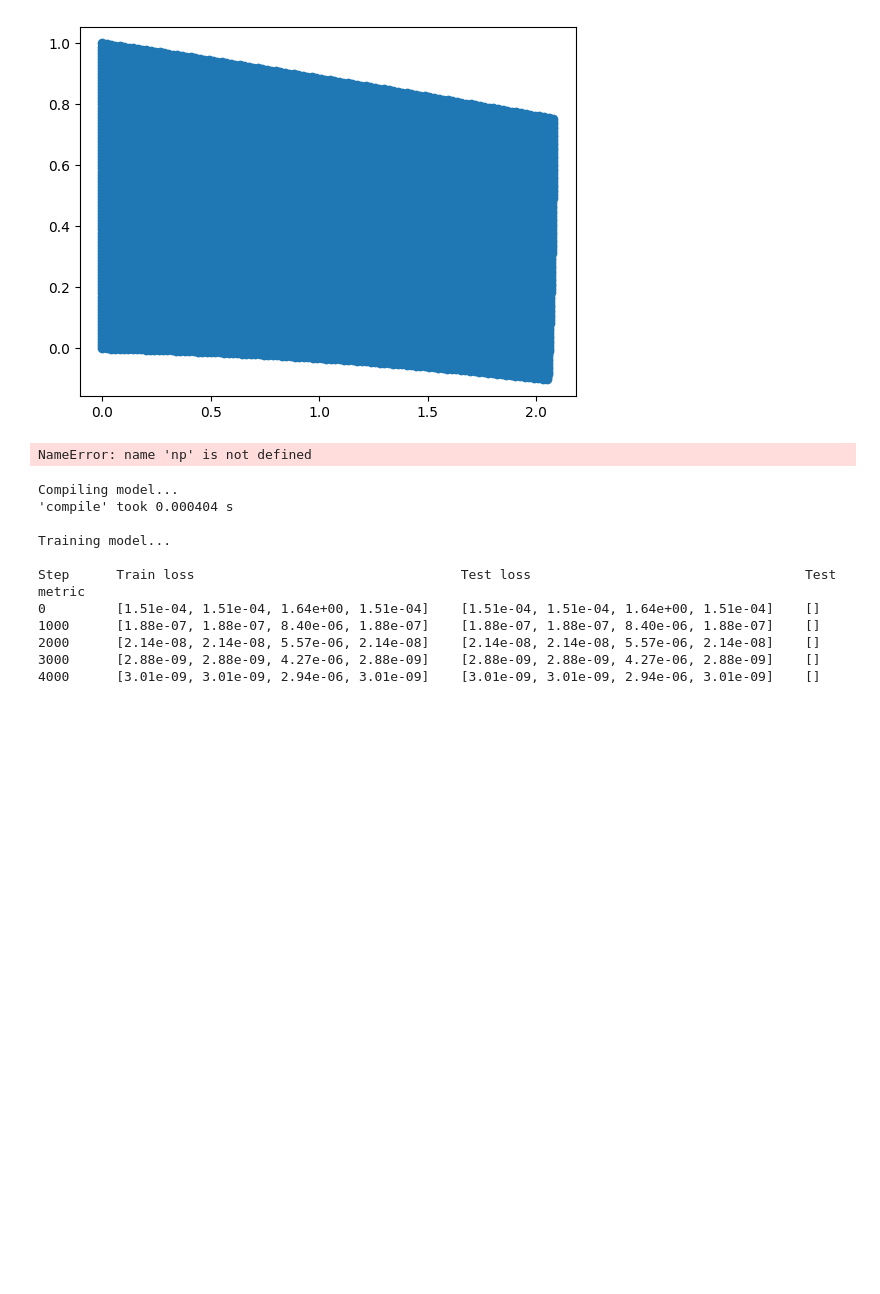
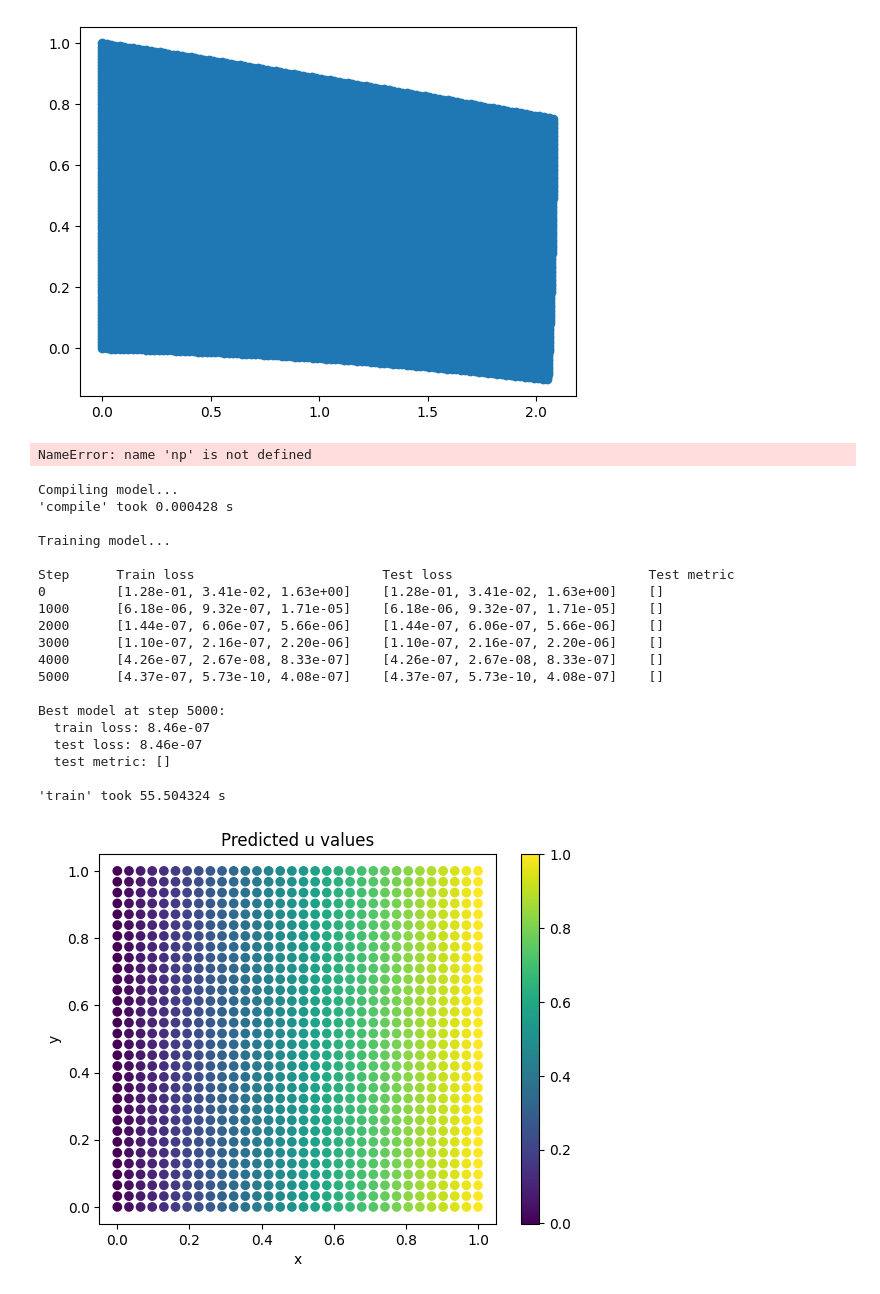
Before and after one commit to AhmadAkbariR/deepxde, a Jupyter notebook: examples/operator/elasticity-2D-AAR.ipynb, the cells around one changed output. Drawn from its saved outputs; the diff is of its cells as text; code cells hidden in the pictures; blank space fills up the shorter version.

```diff
--- a/examples/operator/elasticity-2D-AAR.ipynb
+++ b/examples/operator/elasticity-2D-AAR.ipynb
@@ -232,19 +232,20 @@ import matplotlib.pyplot as plt
 
 # Define the parameters
 nu = 0.3
-
 # Define the PDE system
 def pde_system(x, y, u, v):
     # Calculate the second derivatives of u and v
     u_xx = dde.grad.hessian(u, x)
     u_yy = dde.grad.hessian(u, y)
+    u_xy = dde.grad.hessian(u, [x, y])
 
     v_xx = dde.grad.hessian(v, x)
     v_yy = dde.grad.hessian(v, y)
+    v_xy = dde.grad.hessian(v, [x, y])
 
     # Define the equations
-    eq1 = u_xx + u_yy + (1 / (1 - 2 * nu)) * (u_xx + v_xx)
-    eq2 = v_xx + v_yy + (1 / (1 - 2 * nu)) * (v_yy + u_xx)
+    eq1 = u_xx + u_yy + (1 / (1 - 2 * nu)) * (u_xx + v_xy)
+    eq2 = v_xx + v_yy + (1 / (1 - 2 * nu)) * (v_yy + u_xy)
 
     return eq1, eq2
 
@@ -265,16 +266,16 @@ def boundary_v_1(x, on_boundary):  # New boundary condition for v at x=0
 geom = dde.geometry.Rectangle(xmin=[0, 0], xmax=[1, 1])
 
 # Define the boundary conditions using DirichletBC
-bc1 = dde.DirichletBC(geom, lambda x: 0, boundary_u)    # u(x=0, y) = 0
-bc2 = dde.DirichletBC(geom, lambda x: 0, boundary_v)    # v(x=0, y) = 0
-bc3 = dde.DirichletBC(geom, lambda x: 1, boundary_u_1)  # u(x=1, y) = 1
-bc4 = dde.DirichletBC(geom, lambda x: 0, boundary_v_1)  # v(x=1, y) = 0 (if needed)
+bc1 = dde.DirichletBC(geom, lambda x: 0, boundary_u, component=0)    # u(x=0, y) = 0
+bc2 = dde.DirichletBC(geom, lambda x: 0, boundary_v, component=1)    # v(x=0, y) = 0
+bc3 = dde.DirichletBC(geom, lambda x: 1, boundary_u_1, component=0)  # u(x=1, y) = 1
+
 
 # If you want both u and v to be zero at the boundary x = 0
 # You can have something like:
 # bc4 = dde.DirichletBC(geom, lambda x: 0, boundary_v_1)  # v(x=0, y) = 0
 # Create a data object for the PDE
-data = dde.data.PDE(geom, pde_system, [bc1, bc2, bc3, bc4], num_domain=4000, num_boundary=1000)
+data = dde.data.PDE(geom, pde_system, [bc1, bc2, bc3], num_domain=4000, num_boundary=1000)
 
 # Build the neural network with two hidden layers, each with 50 neurons
 net = dde.nn.FNN([2] + [50] * 2 + [2], "tanh", "Glorot uniform")
@@ -286,7 +287,7 @@ model = dde.Model(data, net)
 model.compile("adam", lr=0.001)  # Note changing learning_rate to lr
 
 # Train the model
-model.train(25000)
+model.train(5000)
 
 # Get the predictions
 X_test = geom.uniform_points(1024, True)
@@ -299,37 +300,46 @@ v_pred = predictions[:, 1]  # Second column for v
 # Optional: Visualizing results
 X = np.array([[x[0], x[1]] for x in X_test])
 
 plt.figure()
 plt.scatter(X[:, 0], X[:, 1], c=u_pred, cmap='viridis')
 plt.colorbar()
 plt.title("Predicted u values")
 plt.xlabel("x")
 plt.ylabel("y")
 plt.show()
 
 plt.figure()
 plt.scatter(X[:, 0], X[:, 1], c=v_pred, cmap='viridis')
 plt.colorbar()
 plt.title("Predicted v values")
 plt.xlabel("x")
 plt.ylabel("y")
 plt.show()
 
 plt.figure(5)
 def deform_coord(X_test , predictions):
     return X_test + predictions
 deformed = deform_coord(X_test , predictions)
 plt.scatter(deformed[:,0],deformed[:,1])
 plt.show()
 # %% [output]
 Compiling model...
-'compile' took 0.000404 s
+'compile' took 0.000428 s
 
 Training model...
 
-Step      Train loss                                  Test loss                                   Test metric
-0         [1.51e-04, 1.51e-04, 1.64e+00, 1.51e-04]    [1.51e-04, 1.51e-04, 1.64e+00, 1.51e-04]    []
-1000      [1.88e-07, 1.88e-07, 8.40e-06, 1.88e-07]    [1.88e-07, 1.88e-07, 8.40e-06, 1.88e-07]    []
-2000      [2.14e-08, 2.14e-08, 5.57e-06, 2.14e-08]    [2.14e-08, 2.14e-08, 5.57e-06, 2.14e-08]    []
-3000      [2.88e-09, 2.88e-09, 4.27e-06, 2.88e-09]    [2.88e-09, 2.88e-09, 4.27e-06, 2.88e-09]    []
-4000      [3.01e-09, 3.01e-09, 2.94e-06, 3.01e-09]    [3.01e-09, 3.01e-09, 2.94e-06, 3.01e-09]    []
+Step      Train loss                        Test loss                         Test metric
+0         [1.28e-01, 3.41e-02, 1.63e+00]    [1.28e-01, 3.41e-02, 1.63e+00]    []
+1000      [6.18e-06, 9.32e-07, 1.71e-05]    [6.18e-06, 9.32e-07, 1.71e-05]    []
+2000      [1.44e-07, 6.06e-07, 5.66e-06]    [1.44e-07, 6.06e-07, 5.66e-06]    []
+3000      [1.10e-07, 2.16e-07, 2.20e-06]    [1.10e-07, 2.16e-07, 2.20e-06]    []
+4000      [4.26e-07, 2.67e-08, 8.33e-07]    [4.26e-07, 2.67e-08, 8.33e-07]    []
+5000      [4.37e-07, 5.73e-10, 4.08e-07]    [4.37e-07, 5.73e-10, 4.08e-07]    []
+
+Best model at step 5000:
+  train loss: 8.46e-07
+  test loss: 8.46e-07
+  test metric: []
+
+'train' took 55.504324 s
+[figure, added]
```
Also changed, not shown: parts of 1 cell of this notebook.
